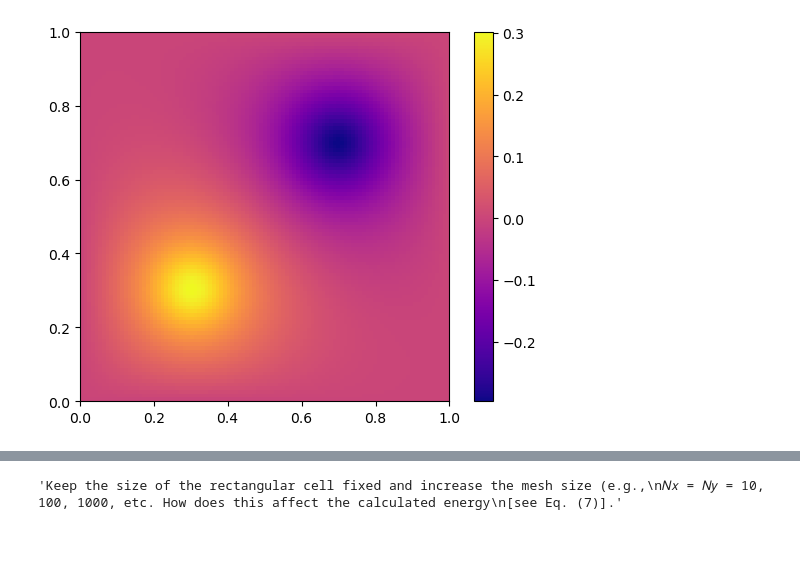
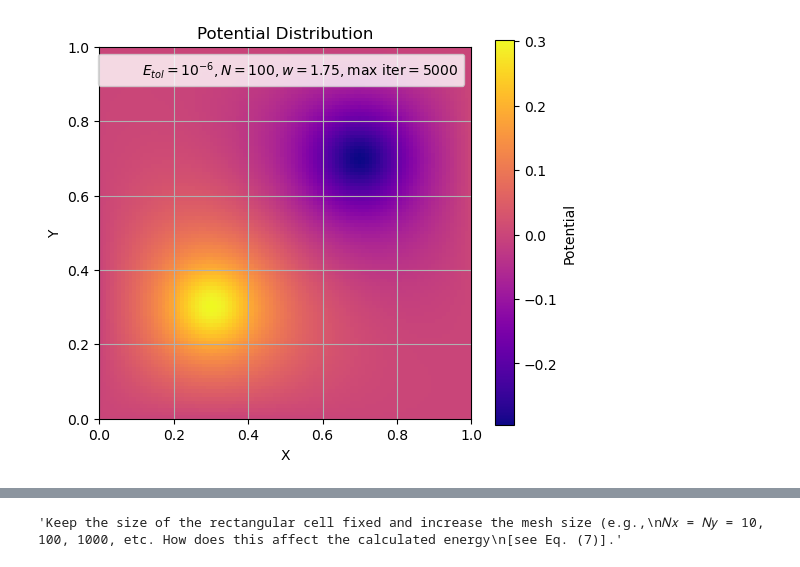
Before and after one commit to VeganSouvlaki/CP, a Jupyter notebook: ΠΡΟΤΖΕΚΤ.ipynb, the cells around one changed output, grey strips where cells are left out. Cells and saved outputs as stored; diff of their text form; code cells hidden in the pictures; blank space fills up the shorter version.

```diff
--- a/ΠΡΟΤΖΕΚΤ.ipynb
+++ b/ΠΡΟΤΖΕΚΤ.ipynb
@@ -40,36 +40,47 @@ def convE(Etol=10**-6,N=100,w=1.75,max_iter=5000): #βελτιστες παρα
     G1 = g2D(X, Y, 0.3, 0.3)
     G2 = g2D(X, Y, 0.7, 0.7)
     S = G1 - G2
 
     pfilist[0,:]=0
     pfilist[N,:]=0
     pfilist[:,0]=0
     pfilist[:,N]=0
 
     while sfalma>Etol and ite<max_iter:
         ite+=1
         for i in range(1,N):  #N-1 eixa prin
             for j in range(1,N):
                 pfilist[i, j] = (1 - w) * pfilist[i, j] + (w / 4) * (
                     pfilist[i + 1, j] + pfilist[i - 1, j] +
                     pfilist[i, j + 1] + pfilist[i, j - 1] + h ** 2 * S[i, j]
                 )
 
         E1=np.sum((pfilist[1:,:]-pfilist[:-1,:])**2)
         E2=np.sum((pfilist[:,1:]-pfilist[:,:-1])**2)
         Etmp=0.5*(E1+E2)-h**2*np.sum(S*pfilist)
 
         sfalma=np.abs(Etmp-E)
         E=Etmp #Etmp einai ayto pou apothikevw prosorina gia tin sugkrisi
 
     return (pfilist, E, ite)
 
 diagdata=convE()
-plt.imshow(diagdata[0].T,cmap='plasma', origin = 'lower', extent = [0, 1, 0, 1])
-plt.colorbar()
+
+fig, ax = plt.subplots(figsize=(6, 5))
+im = ax.imshow(diagdata[0].T, cmap='plasma', origin='lower', extent=[0, 1, 0, 1])
+
+#plt.imshow(diagdata[0].T,cmap='plasma', origin = 'lower', extent = [0, 1, 0, 1])
+plt.colorbar(im, label="Potential")
+plt.xlabel("X")
+plt.ylabel("Y")
+plt.title("Potential Distribution")
+dummy_plot = ax.plot([], [], ' ', label=r"$E_{tol}=10^{-6}, N=100, w=1.75, \mathrm{max\ iter}=5000$")
+ax.legend(loc="upper right")
+
+plt.grid(True)
 plt.show()
 # %% [output]
-[figure, old version]
+[figure, new version]
 # %%
 #now i wanna try different omegas and see convergence (iterations)
 
```
Also changed, not shown: parts of 8 cells of this notebook.
